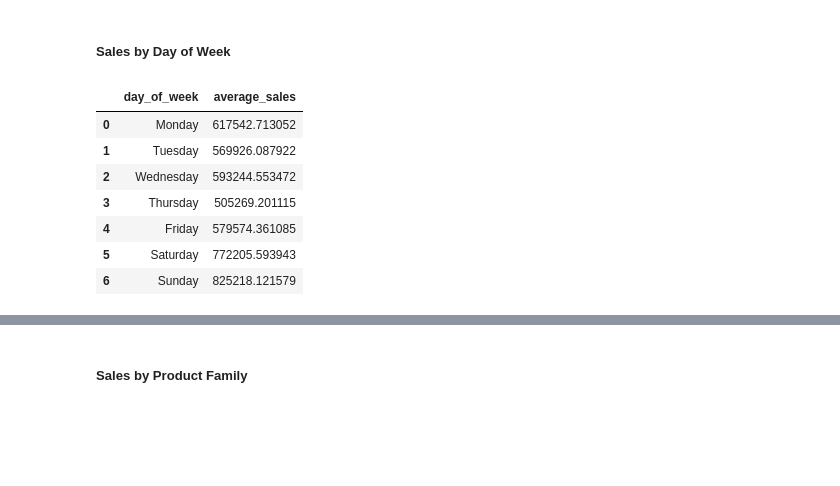
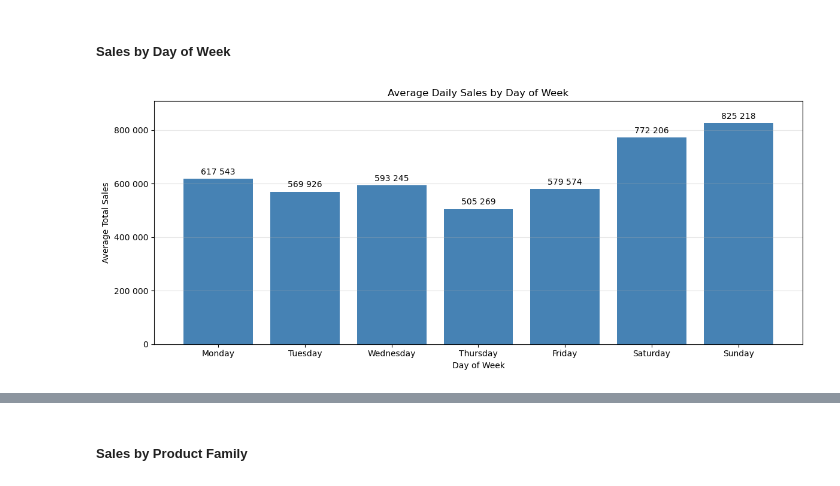
Before and after one commit to kejti97/demand-forecasting-favorita, a Jupyter notebook: 1. Demand Forecasting.ipynb, the cells around one changed output, grey strips where cells are left out. Saved outputs shown, nothing was run; the diff lists cells and outputs as text; code cells hidden in the pictures; blank space fills up the shorter version.

Commit message:
Train data analysis_2

```diff
--- a/1. Demand Forecasting.ipynb
+++ b/1. Demand Forecasting.ipynb
@@ -1014,16 +1023,26 @@ plt.show();
 # %%
 train_daily_sales['day_of_week'] = train_daily_sales['date'].dt.day_name()
 days_order = ['Monday','Tuesday','Wednesday','Thursday','Friday','Saturday','Sunday']
 
 # Średnia łączna sprzedaż dla poszczególnych dni tygodnia
 train_sales_by_day_of_week = train_daily_sales.groupby('day_of_week')['sales'].mean().reindex(days_order).reset_index(name='average_sales') # reindex - Ułóż wiersze zgodnie z kolejnością znajdującą się w days_order
-train_sales_by_day_of_week
+
+fig, ax = plt.subplots(figsize=(12,5))
+bars = ax.bar(train_sales_by_day_of_week['day_of_week'], train_sales_by_day_of_week['average_sales'], color='steelblue')
+
+# Wartość średniej sprzedaży nas każdym słupku
+labels = [f'{value:,.0f}'.replace(",", " ") for value in train_sales_by_day_of_week['average_sales']]
+ax.bar_label(bars, labels=labels, padding=3, fontsize=10)
+ax.set_title('Average Daily Sales by Day of Week')
+ax.set_xlabel('Day of Week')
+ax.set_ylabel('Average Total Sales')
+ax.grid(axis='y', alpha=0.3)
+ax.yaxis.set_major_formatter(FuncFormatter(lambda value, position: f'{value:,.0f}'.replace(',', ' ')))
+
+# Dodatkowe miejsce na wartości nad słupkami
+ax.margins(y=0.1)
+
+plt.tight_layout()
+plt.show();
 # %% [output]
-|  | day_of_week | average_sales |
-| 0 | Monday | 617542.713052 |
-| 1 | Tuesday | 569926.087922 |
-| 2 | Wednesday | 593244.553472 |
-| 3 | Thursday | 505269.201115 |
-| 4 | Friday | 579574.361085 |
-| 5 | Saturday | 772205.593943 |
-| 6 | Sunday | 825218.121579 |
+[figure, added]
```
Also changed, not shown: parts of 9 cells of this notebook.
